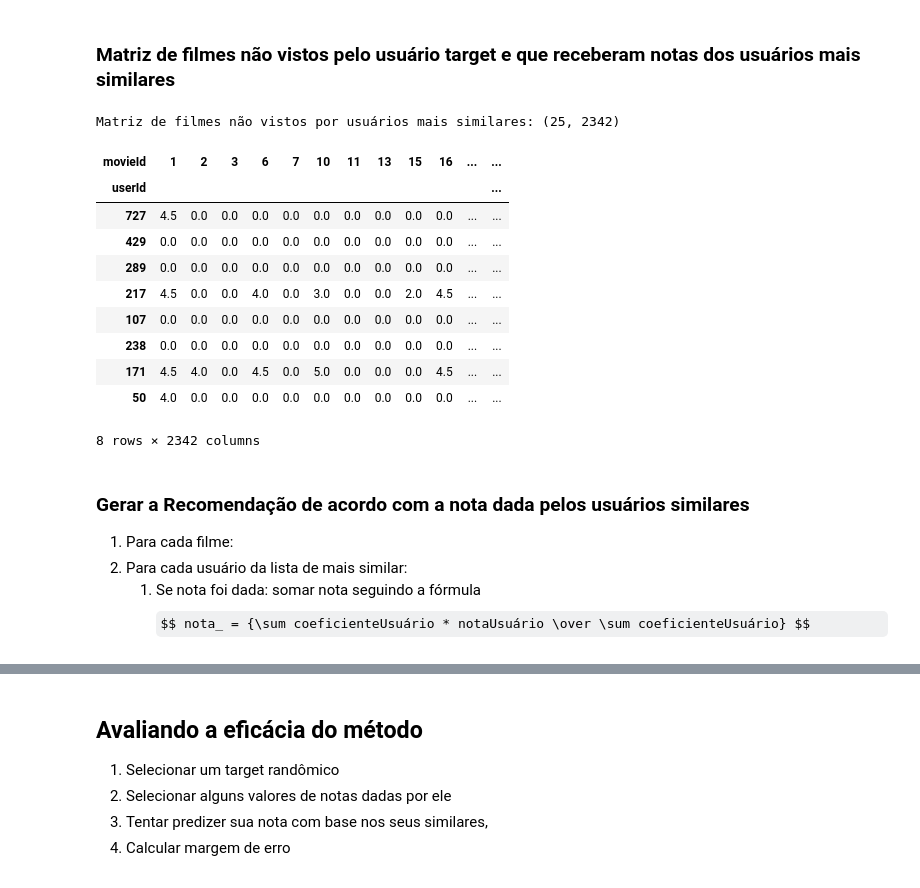
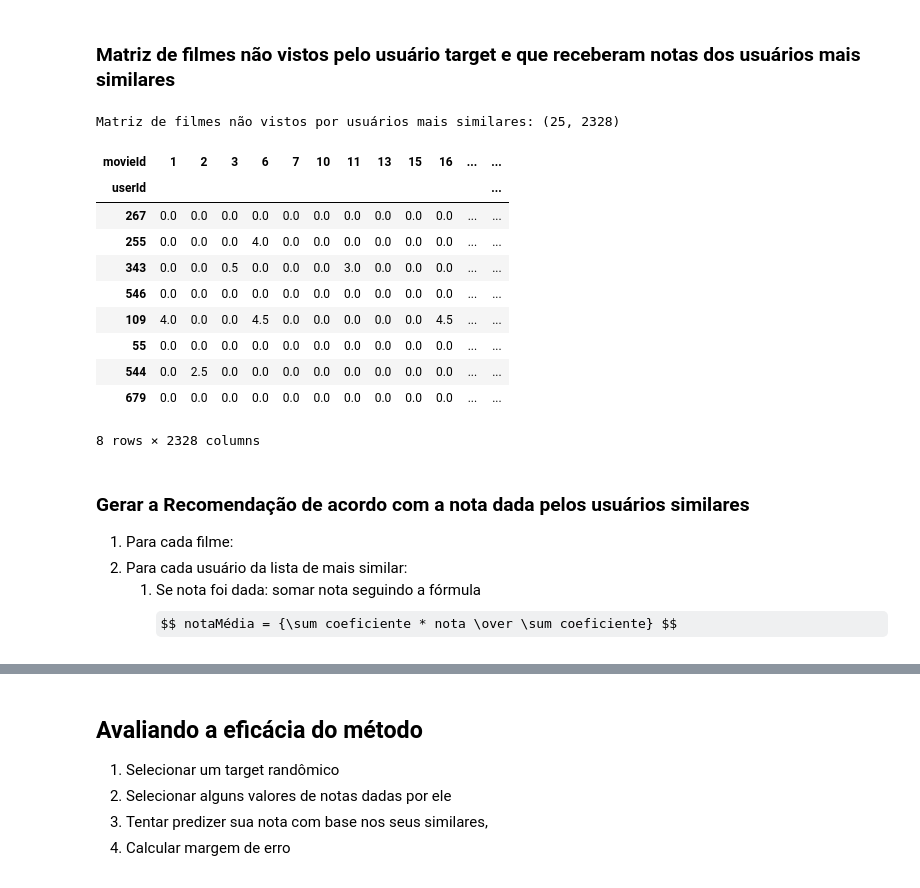
Before and after one commit to xnes/recsys, a Jupyter notebook: rec_sys_apresentacao.ipynb, the cells around one changed output, grey strips where cells are left out. Cells and saved outputs as stored; diff of their text form; code cells hidden in the pictures; some formulas as TeX source.

```diff
--- a/rec_sys_apresentacao.ipynb
+++ b/rec_sys_apresentacao.ipynb
@@ -173,38 +173,43 @@ $$r_{xy} =\frac{\sum ^n _{i=1}(x_i - \bar{x})(y_i - \bar{y})}{\sqrt{\sum ^n _{i=
 # %% [markdown]
 ### Pegar os k usuários mais similares ao Target selecionado
 # %%
-def obter_mais_similares(target, matriz_similaridade=users_cosine, matriz_dados=movies_X_users, k = 25):
-    todas_similaridades = matriz_similaridade.loc[target].to_numpy()     #criar um array com a linha do target na matrix de similaridades
-    usuarios_mais_similares = matriz_dados.index[todas_similaridades.argpartition(-k)[-k-1:-1]] #seleciona os k com similaridade mais alta no vetor excluindo ele mesmo
-    return usuarios_mais_similares
+# DEPRECATED: APRESENTAVA ALGUNS ERRROS E VOLTAVA UMA LISTA
+#def obter_mais_similares(target, matriz_similaridade, matriz_dados, k = 25):
+#    todas_similaridades = matriz_similaridade.loc[target].to_numpy()     #criar um array com a linha do target na matrix de similaridades
+#    k_mais_similares = matriz_dados.index[todas_similaridades.argpartition(-k)[-k-1:-1]] #seleciona os k com similaridade mais alta no vetor excluindo ele mesmo
+#    return k_mais_similares
+def obter_mais_similares(target, matriz_similaridade, matriz_dados, k = 25):
+    similares = matriz_similaridade.loc[target].sort_values(ascending=False).drop(target)
+    similares = similares[similares!=0]
+    return similares.iloc[:k]
 # %% [markdown]
 ### Matriz de filmes não vistos pelo usuário target e que receberam notas dos usuários mais similares
 # %%
 target = 1
-usuarios_mais_similares = obter_mais_similares(1, users_cosine, movies_X_users, 25)
+usuarios_mais_similares = obter_mais_similares(1, users_cosine, movies_X_users, 25).index
 #gerar matriz dos usuarios mais similares x filmes não assistidos ainda pelo usuário
 usuarios_similares_X_filmes_nao_vistos = movies_X_users.loc[usuarios_mais_similares].drop(columns=listar_filmes_ja_vistos(1,movies_X_users))
 usuarios_similares_X_filmes_nao_vistos = eliminar_colunas_zeradas(usuarios_similares_X_filmes_nao_vistos)
 print('Matriz de filmes não vistos por usuários mais similares:',usuarios_similares_X_filmes_nao_vistos.shape)
 usuarios_similares_X_filmes_nao_vistos.head(8)
 # %% [output]
-Matriz de filmes não vistos por usuários mais similares: (25, 2342)
+Matriz de filmes não vistos por usuários mais similares: (25, 2328)
 | movieId | 1 | 2 | 3 | 6 | 7 | 10 | 11 | 13 | 15 | 16 | ... | ... |
 | userId |  |  |  |  |  |  |  |  |  |  |  | ... |
-| 727 | 4.5 | 0.0 | 0.0 | 0.0 | 0.0 | 0.0 | 0.0 | 0.0 | 0.0 | 0.0 | ... | ... |
-| 429 | 0.0 | 0.0 | 0.0 | 0.0 | 0.0 | 0.0 | 0.0 | 0.0 | 0.0 | 0.0 | ... | ... |
-| 289 | 0.0 | 0.0 | 0.0 | 0.0 | 0.0 | 0.0 | 0.0 | 0.0 | 0.0 | 0.0 | ... | ... |
-| 217 | 4.5 | 0.0 | 0.0 | 4.0 | 0.0 | 3.0 | 0.0 | 0.0 | 2.0 | 4.5 | ... | ... |
-| 107 | 0.0 | 0.0 | 0.0 | 0.0 | 0.0 | 0.0 | 0.0 | 0.0 | 0.0 | 0.0 | ... | ... |
-| 238 | 0.0 | 0.0 | 0.0 | 0.0 | 0.0 | 0.0 | 0.0 | 0.0 | 0.0 | 0.0 | ... | ... |
-| 171 | 4.5 | 4.0 | 0.0 | 4.5 | 0.0 | 5.0 | 0.0 | 0.0 | 0.0 | 4.5 | ... | ... |
-| 50 | 4.0 | 0.0 | 0.0 | 0.0 | 0.0 | 0.0 | 0.0 | 0.0 | 0.0 | 0.0 | ... | ... |
+| 267 | 0.0 | 0.0 | 0.0 | 0.0 | 0.0 | 0.0 | 0.0 | 0.0 | 0.0 | 0.0 | ... | ... |
+| 255 | 0.0 | 0.0 | 0.0 | 4.0 | 0.0 | 0.0 | 0.0 | 0.0 | 0.0 | 0.0 | ... | ... |
+| 343 | 0.0 | 0.0 | 0.5 | 0.0 | 0.0 | 0.0 | 3.0 | 0.0 | 0.0 | 0.0 | ... | ... |
+| 546 | 0.0 | 0.0 | 0.0 | 0.0 | 0.0 | 0.0 | 0.0 | 0.0 | 0.0 | 0.0 | ... | ... |
+| 109 | 4.0 | 0.0 | 0.0 | 4.5 | 0.0 | 0.0 | 0.0 | 0.0 | 0.0 | 4.5 | ... | ... |
+| 55 | 0.0 | 0.0 | 0.0 | 0.0 | 0.0 | 0.0 | 0.0 | 0.0 | 0.0 | 0.0 | ... | ... |
+| 544 | 0.0 | 2.5 | 0.0 | 0.0 | 0.0 | 0.0 | 0.0 | 0.0 | 0.0 | 0.0 | ... | ... |
+| 679 | 0.0 | 0.0 | 0.0 | 0.0 | 0.0 | 0.0 | 0.0 | 0.0 | 0.0 | 0.0 | ... | ... |
-8 rows × 2342 columns
+8 rows × 2328 columns
 # %% [markdown]
 ### Gerar a Recomendação de acordo com a nota dada pelos usuários similares
 
 1. Para cada filme:
 2. Para cada usuário da lista de mais similar:
     1. Se nota foi dada: somar nota seguindo a fórmula
-$$ nota_ = {\sum coeficienteUsuário * notaUsuário \over \sum coeficienteUsuário} $$
+$$ notaMédia = {\sum coeficiente * nota \over \sum coeficiente} $$
 # %%
```
Also changed, not shown: parts of 13 cells of this notebook.
